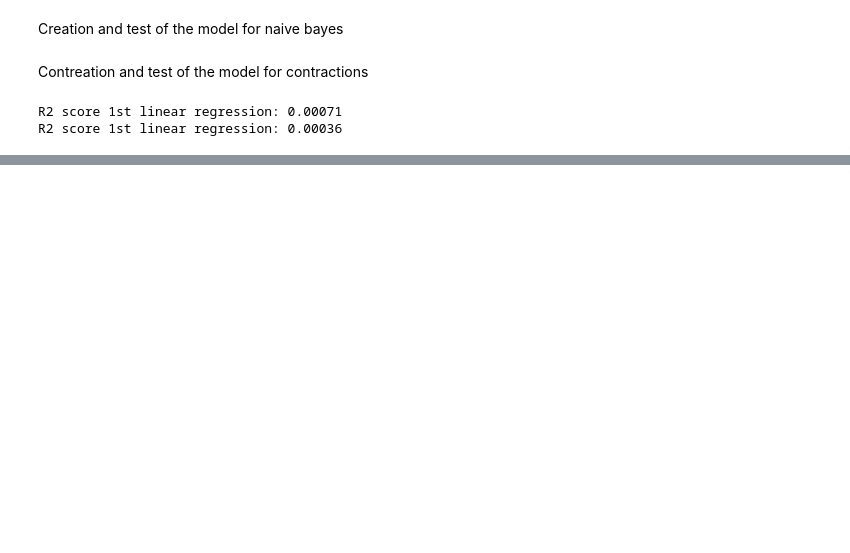
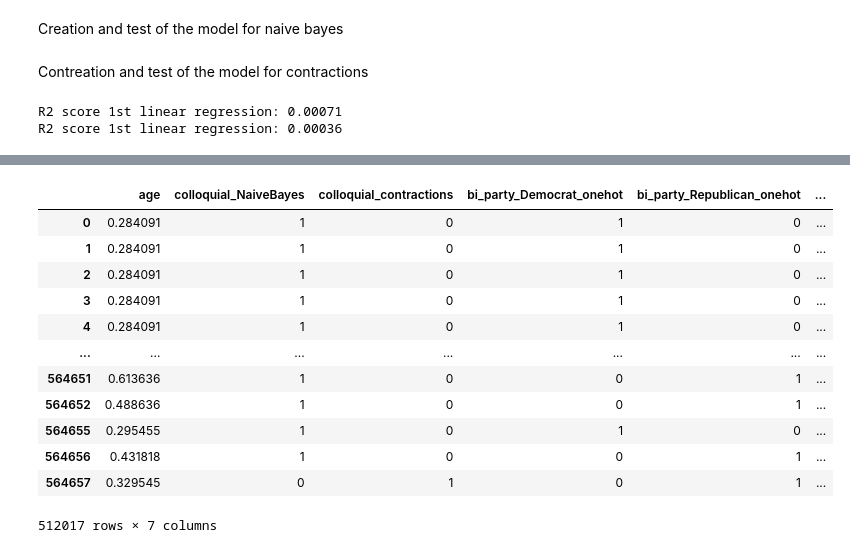
Before and after one commit to epfl-ada/ada-2021-project-adacadabra, a Jupyter notebook: ANALYSIS/03 Regression.ipynb, the cells around one changed output, grey strips where cells are left out. Cells and saved outputs as stored; diff of their text form; code cells hidden in the pictures; blank space fills up the shorter version.

```diff
--- a/ANALYSIS/03 Regression.ipynb
+++ b/ANALYSIS/03 Regression.ipynb
@@ -270,0 +262,26 @@ NameError: name 'df_coeff' is not defined
+# %%
+#One-Hot Encoding to represent categorical variables as binary vectors
+onehot = pd.get_dummies(df_pre_reg2[['bi_party','gender']]).add_suffix('_onehot')
+df_feat_os2=pd.merge(df_pre_reg2,
+             onehot,
+             left_index=True,
+             right_index=True)
+
+df_feat_os2.drop('bi_party', axis=1, inplace=True)
+df_feat_os2.drop('gender', axis=1, inplace=True)
+df_feat_os2.drop('Index', axis=1, inplace=True)
+df_feat_os2
+# %% [output]
+|  | age | colloquial_NaiveBayes | colloquial_contractions | bi_party_Democrat_onehot | bi_party_Republican_onehot | ... |
+| 0 | 0.284091 | 1 | 0 | 1 | 0 | ... |
+| 1 | 0.284091 | 1 | 0 | 1 | 0 | ... |
+| 2 | 0.284091 | 1 | 0 | 1 | 0 | ... |
+| 3 | 0.284091 | 1 | 0 | 1 | 0 | ... |
+| 4 | 0.284091 | 1 | 0 | 1 | 0 | ... |
+| ... | ... | ... | ... | ... | ... | ... |
+| 564651 | 0.613636 | 1 | 0 | 0 | 1 | ... |
+| 564652 | 0.488636 | 1 | 0 | 0 | 1 | ... |
+| 564655 | 0.295455 | 1 | 0 | 1 | 0 | ... |
+| 564656 | 0.431818 | 1 | 0 | 0 | 1 | ... |
+| 564657 | 0.329545 | 0 | 1 | 0 | 1 | ... |
+512017 rows × 7 columns
```
Also changed, not shown: parts of 16 cells of this notebook.
